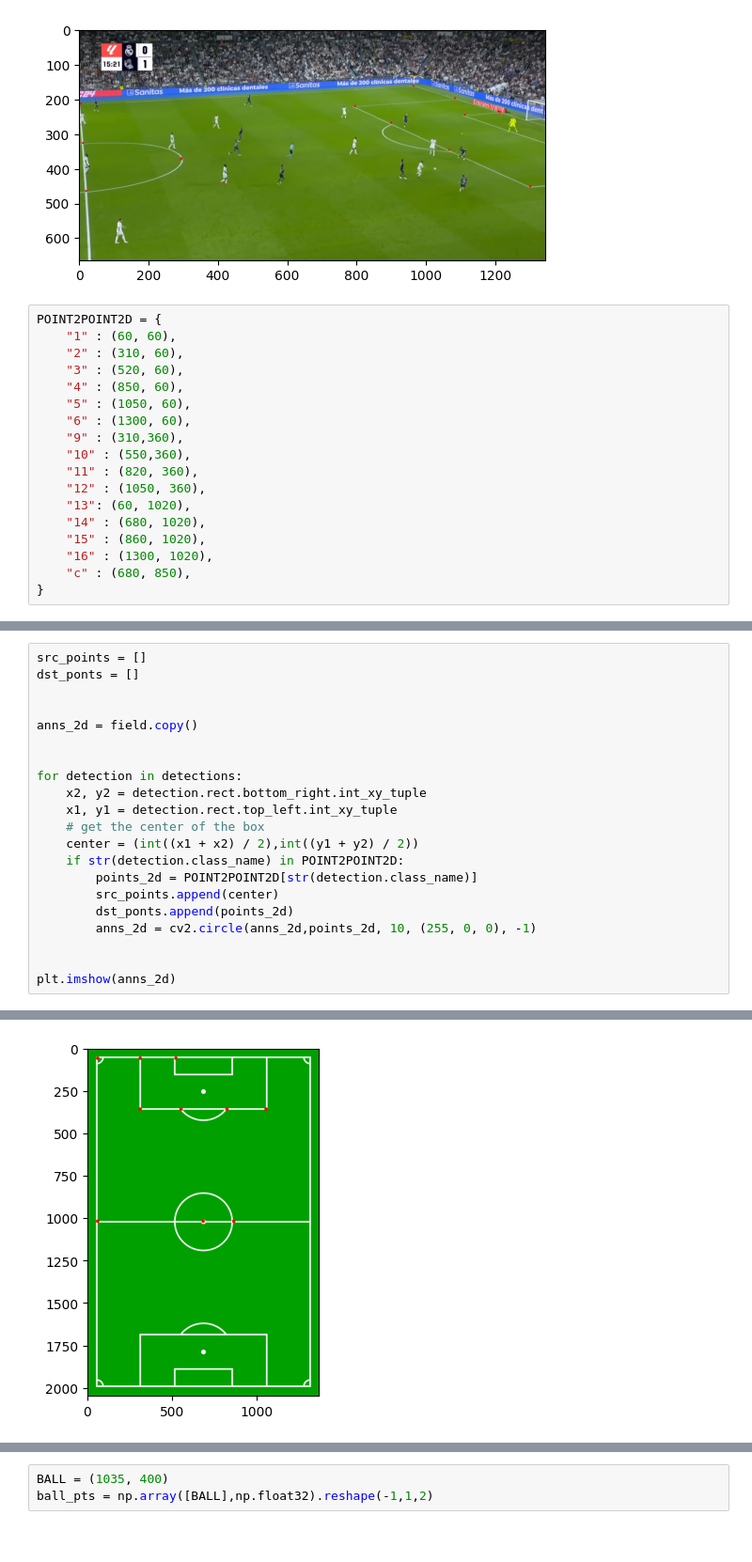
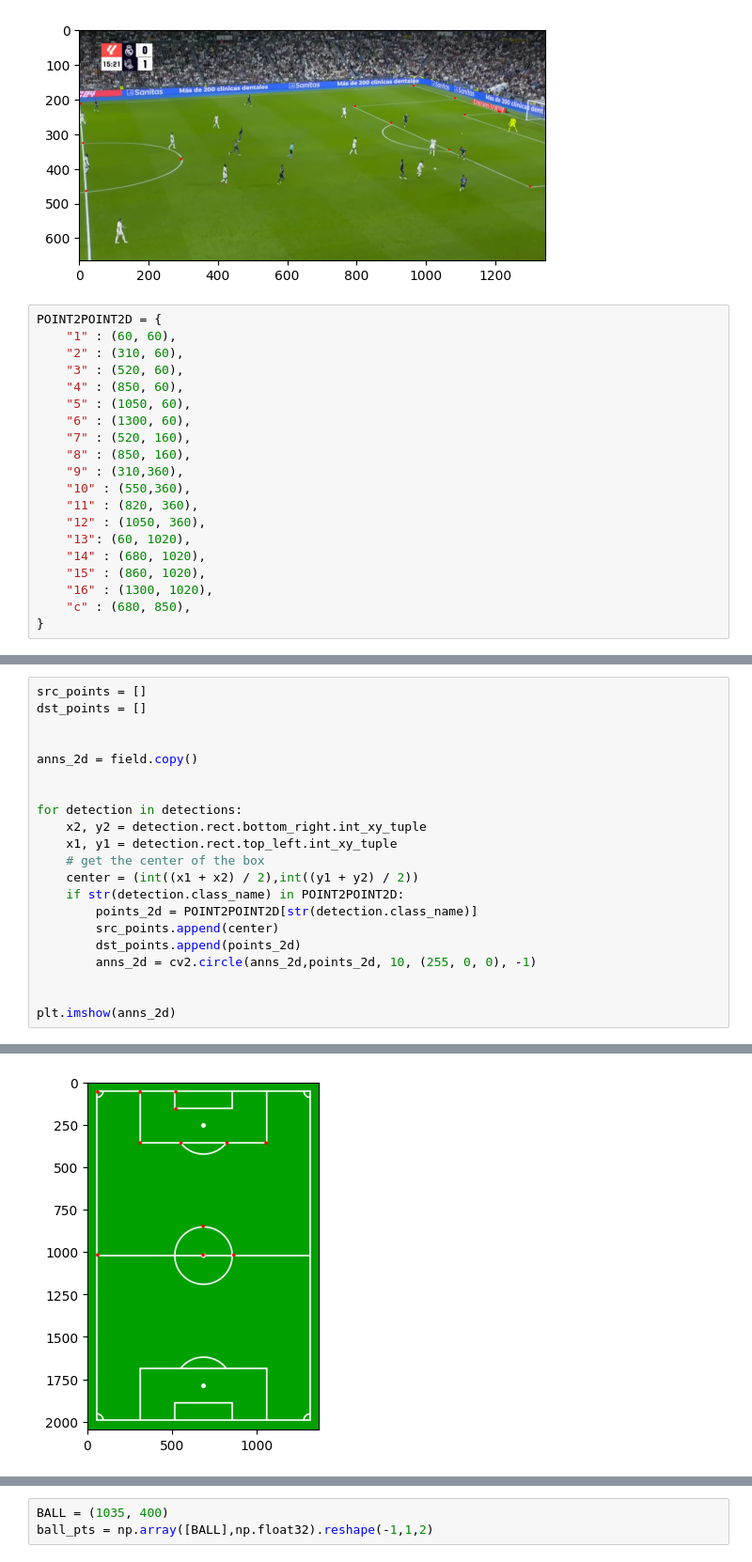
Before and after one commit to Fer14/futstats, a Jupyter notebook: homography/yolo_homograpy.ipynb, the cells around one changed output, grey strips where cells are left out. Shown at 94% size. Cells and saved outputs as stored; diff of their text form.

```diff
--- a/homography/yolo_homograpy.ipynb
+++ b/homography/yolo_homograpy.ipynb
@@ -88,6 +105,8 @@ POINT2POINT2D = {
     "4" : (850, 60),
     "5" : (1050, 60),
     "6" : (1300, 60),
+    "7" : (520, 160),
+    "8" : (850, 160),
     "9" : (310,360),
     "10" : (550,360),
     "11" : (820, 360),
@@ -109,25 +120,25 @@ plt.imshow(field)
 # %%
 src_points = []
-dst_ponts = []
+dst_points = []
 
 
 anns_2d = field.copy()
 
 
 for detection in detections:
     x2, y2 = detection.rect.bottom_right.int_xy_tuple
     x1, y1 = detection.rect.top_left.int_xy_tuple
     # get the center of the box
     center = (int((x1 + x2) / 2),int((y1 + y2) / 2))
     if str(detection.class_name) in POINT2POINT2D:
         points_2d = POINT2POINT2D[str(detection.class_name)]
         src_points.append(center)
-        dst_ponts.append(points_2d)
+        dst_points.append(points_2d)
         anns_2d = cv2.circle(anns_2d,points_2d, 10, (255, 0, 0), -1)
 
 
 plt.imshow(anns_2d)
 # %% [output]
 <matplotlib.image.AxesImage at 0x...>
-[figure, old version]
+[figure, new version]
 # %%
```
Also changed, not shown: parts of 13 cells of this notebook, 2 other files.
